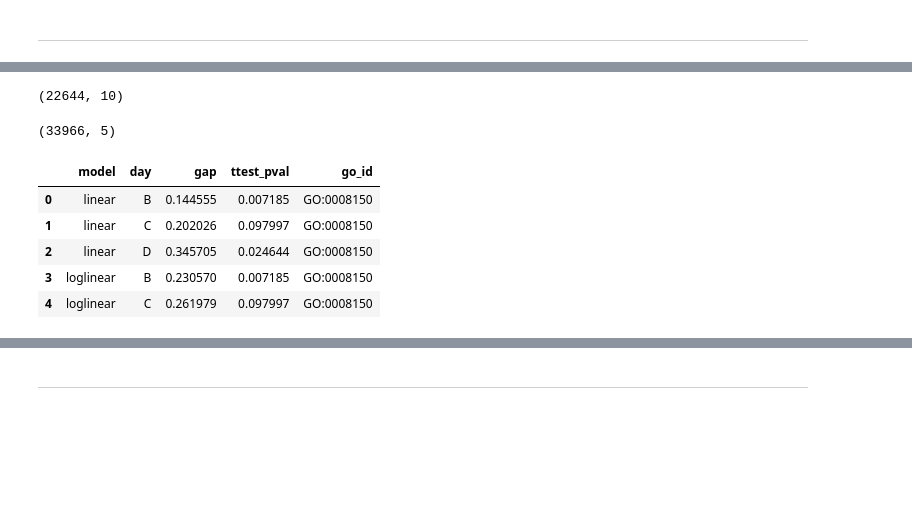
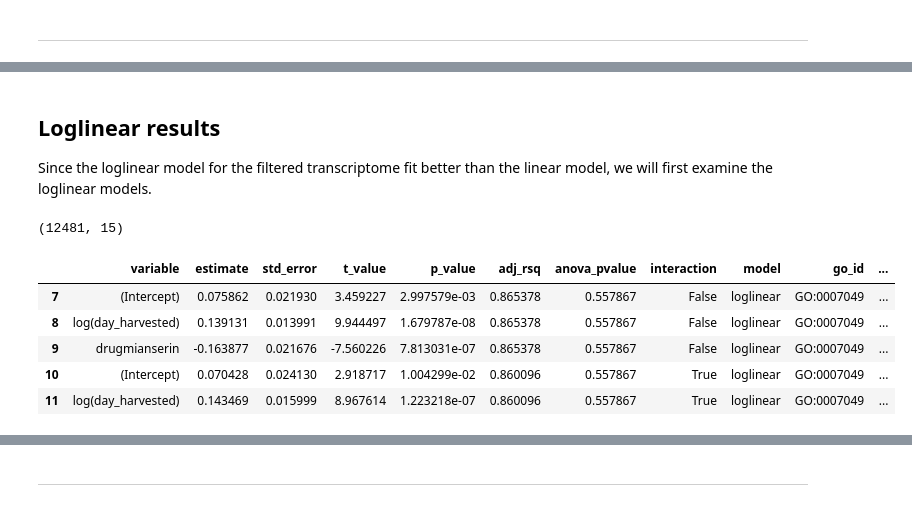
Before and after one commit to veleritas/ageing, a Jupyter notebook: analysis/PMID26623667/GO_drift.ipynb, the cells around one changed output, grey strips where cells are left out. Saved outputs shown, nothing was run; the diff lists cells and outputs as text; code cells hidden in the pictures; blank space fills up the shorter version.

```diff
--- a/analysis/PMID26623667/GO_drift.ipynb
+++ b/analysis/PMID26623667/GO_drift.ipynb
@@ -269,16 +274,0 @@ def get_model_info(drift, reg_info):
-# %%
-def model(go_id):
-    """Model results for a single go term."""
-
-    # prepare data and calculate drift
-    genes = pd.DataFrame(list(go_groups[go_id]), columns = ["wormbaseid"])
-
-    sub = pd.merge(genes, timeseries, how = "left", on = "wormbaseid")
-    drift = calc_drift(sub)
-
-
-    reg_info = get_reg_info(drift).assign(go_id = go_id)
-
-    model_info = get_model_info(drift, reg_info).assign(go_id = go_id)
-
-    return (reg_info, model_info)
@@ -284,0 +303,13 @@ def model(go_id):
+# %%
+def model(go_id):
+    """Model results for a single go term."""
+
+    gene_set = annots[go_id]
+    drift = calc_drift(data.query("wormbase_id in @gene_set"))
+
+    res = []
+    for model_type in ["linear", "loglinear"]:
+        for interaction in [False, True]:
+            res.append(fit_model(drift, model_type, interaction))
+
+    return pd.concat(res).assign(go_id = go_id)
@@ -284,0 +318,8 @@ def model(go_id):
+# %%
+res = [model(go_term) for go_term in tqdm(info["go_id"])]
+
+results = (pd
+    .concat(res)
+    .reset_index(drop = True)
+    .merge(info, how = "left", on = "go_id")
+)
@@ -301,17 +345,19 @@ model_info = pd.concat(model_info)
+# %% [markdown]
+## Loglinear results
+
+Since the loglinear model for the filtered transcriptome fit better than the linear model, we will first examine the loglinear models.
+# %%
+logres = results.query("model == 'loglinear'")
 # %%
-reg_info.shape
+logres.shape
 # %% [output]
-(22644, 10)
+(12481, 15)
-# %%
-model_info.shape
-# %% [output]
-(33966, 5)
 # %%
-model_info.head()
+logres.head()
 # %% [output]
-|  | model | day | gap | ttest_pval | go_id |
-| 0 | linear | B | 0.144555 | 0.007185 | GO:0008150 |
-| 1 | linear | C | 0.202026 | 0.097997 | GO:0008150 |
-| 2 | linear | D | 0.345705 | 0.024644 | GO:0008150 |
-| 3 | loglinear | B | 0.230570 | 0.007185 | GO:0008150 |
-| 4 | loglinear | C | 0.261979 | 0.097997 | GO:0008150 |
+|  | variable | estimate | std_error | t_value | p_value | adj_rsq | anova_pvalue | interaction | model | go_id | ... |
+| 7 | (Intercept) | 0.075862 | 0.021930 | 3.459227 | 2.997579e-03 | 0.865378 | 0.557867 | False | loglinear | GO:0007049 | ... |
+| 8 | log(day_harvested) | 0.139131 | 0.013991 | 9.944497 | 1.679787e-08 | 0.865378 | 0.557867 | False | loglinear | GO:0007049 | ... |
+| 9 | drugmianserin | -0.163877 | 0.021676 | -7.560226 | 7.813031e-07 | 0.865378 | 0.557867 | False | loglinear | GO:0007049 | ... |
+| 10 | (Intercept) | 0.070428 | 0.024130 | 2.918717 | 1.004299e-02 | 0.860096 | 0.557867 | True | loglinear | GO:0007049 | ... |
+| 11 | log(day_harvested) | 0.143469 | 0.015999 | 8.967614 | 1.223218e-07 | 0.860096 | 0.557867 | True | loglinear | GO:0007049 | ... |
```
Also changed, not shown: parts of 155 cells of this notebook, 4 other files.
